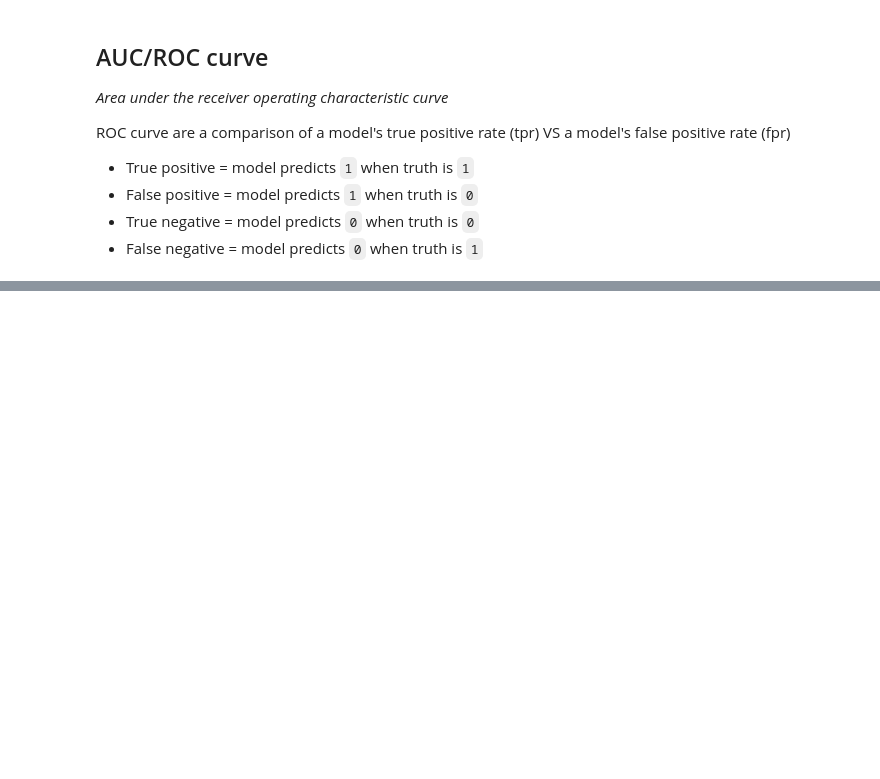
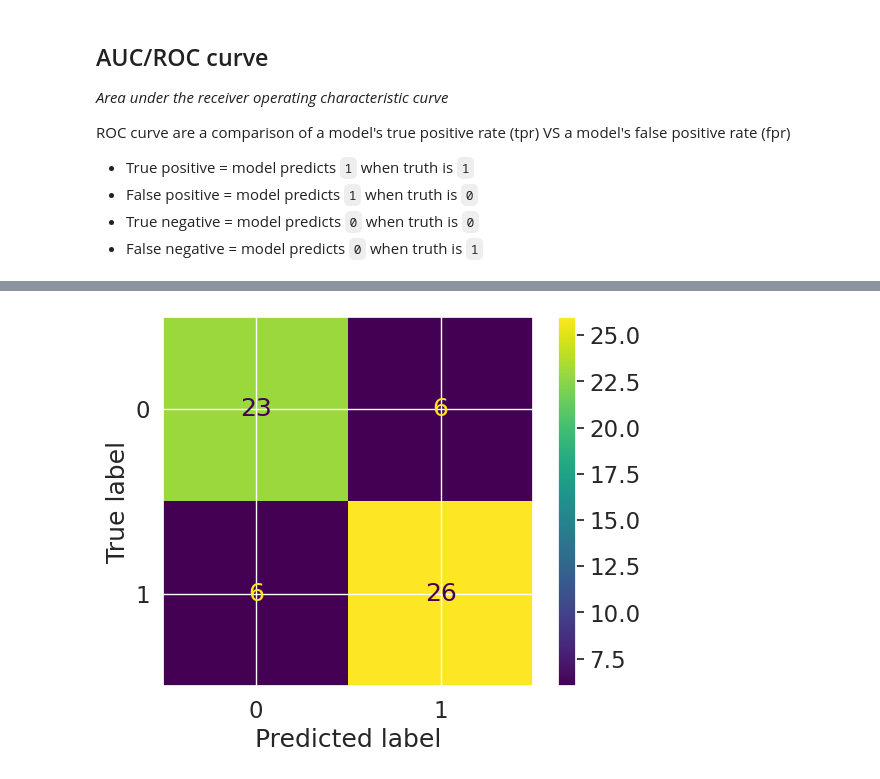
Before and after one commit to Lima-Tembe/codespaces-jupyter, a Jupyter notebook: notebooks/sample.ipynb, the cells around one changed output, grey strips where cells are left out. Saved outputs shown, nothing was run; the diff lists cells and outputs as text; code cells hidden in the pictures; blank space fills up the shorter version.

```diff
--- a/notebooks/sample.ipynb
+++ b/notebooks/sample.ipynb
@@ -44,0 +108,4 @@ X_train, X_test, y_train, y_test = train_test_split(X, y, test_size=0.2)
+# %%
+from sklearn.metrics import confusion_matrix
+y_preds = clf.predict(X_test)
+confusion_matrix(y_test, y_preds)
@@ -44,0 +155,7 @@ X_train, X_test, y_train, y_test = train_test_split(X, y, test_size=0.2)
+# %%
+ConfusionMatrixDisplay.from_predictions(
+    y_true = y_test,
+    y_pred = y_preds
+);
+# %% [output]
+[figure, added]
```
Also changed, not shown: parts of 12 cells of this notebook, 1 other file.
